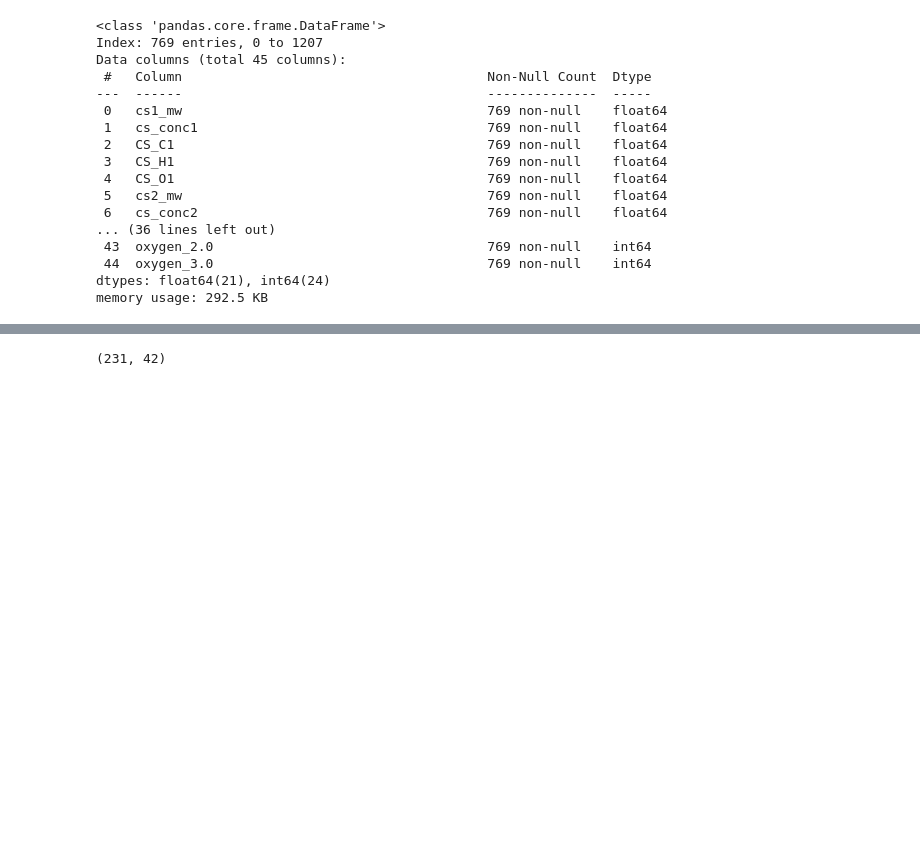
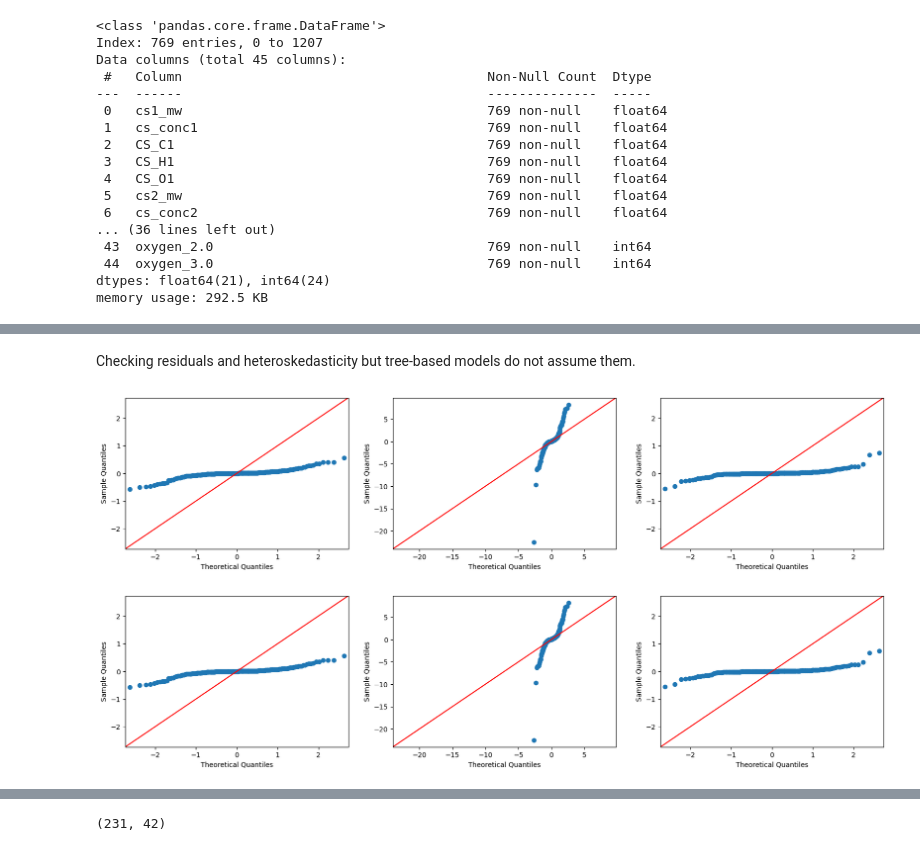
Before and after one commit to ltchuan1983/bioproduction, a Jupyter notebook: notebooks/EDA.ipynb, the cells around one changed output, grey strips where cells are left out. Cells and saved outputs as stored; diff of their text form; code cells hidden in the pictures; blank space fills up the shorter version.

```diff
--- a/notebooks/EDA.ipynb
+++ b/notebooks/EDA.ipynb
@@ -662,0 +707,14 @@ R_squared score for rate:  -1.6000332345253327
+# %% [markdown]
+Checking residuals and heteroskedasticity but tree-based models do not assume them.
+# %%
+yield_residuals = y_pred_cat['yield'] - y_test['yield']
+titer_residuals = y_pred_cat['titer'] - y_test['titer']
+rate_residuals = y_pred_cat['rate'] - y_test['rate']
+
+fig, axes = plt.subplots(nrows=1, ncols=3, figsize=(20,4))
+sm.qqplot(yield_residuals, line='45', ax=axes[0])
+sm.qqplot(titer_residuals, line='45', ax=axes[1])
+sm.qqplot(rate_residuals, line='45', ax=axes[2])
+# %% [output]
+[figure, added]
+[figure, added]
```
Also changed, not shown: parts of 32 cells of this notebook, 5 other files.
